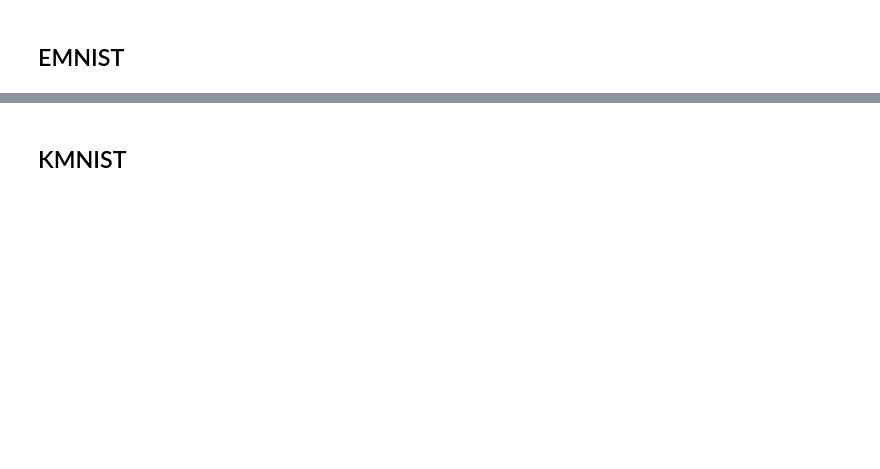
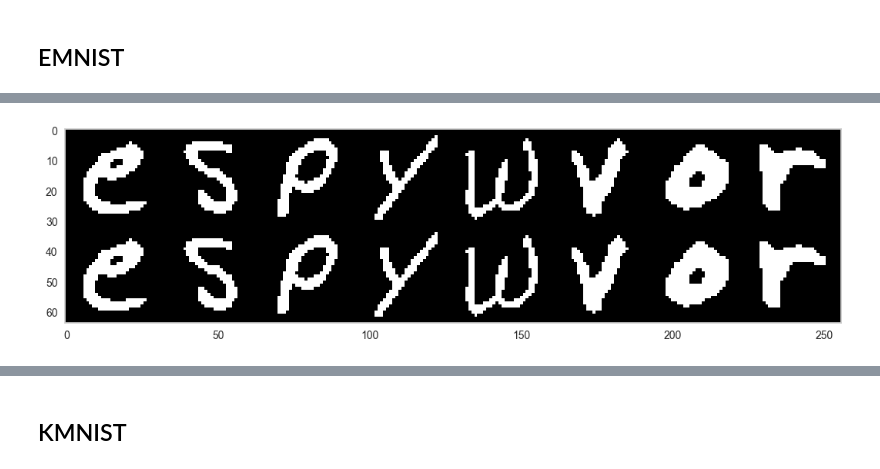
Before and after one commit to klima7/KMNIST-EMNIST-Translator, a Jupyter notebook: training/clean.ipynb, the cells around one changed output, grey strips where cells are left out. Saved outputs shown, nothing was run; the diff lists cells and outputs as text; code cells hidden in the pictures; blank space fills up the shorter version.

```diff
--- a/training/clean.ipynb
+++ b/training/clean.ipynb
@@ -43,5 +59,4 @@ emnist_autoencoder = TestAutoencoder('clean_autoencoder_emnist', output_features
 # %%
-# training
-emnist_autoencoder.model.fit(fil_emnist_chars, fil_emnist_chars, epochs=2, batch_size=64)
+econf.autoencoder.model.fit(emnist_chars, emnist_chars, epochs=2, batch_size=64);
 # %% [output]
 Epoch 1/2
@@ -51,0 +66,4 @@ Epoch 2/2
+# %%
+training.test_autoencoder(econf.autoencoder, emnist_chars, samples_count=8, binarize=True)
+# %% [output]
+[figure, added]
```
Also changed, not shown: parts of 60 cells of this notebook, 11 other files.
